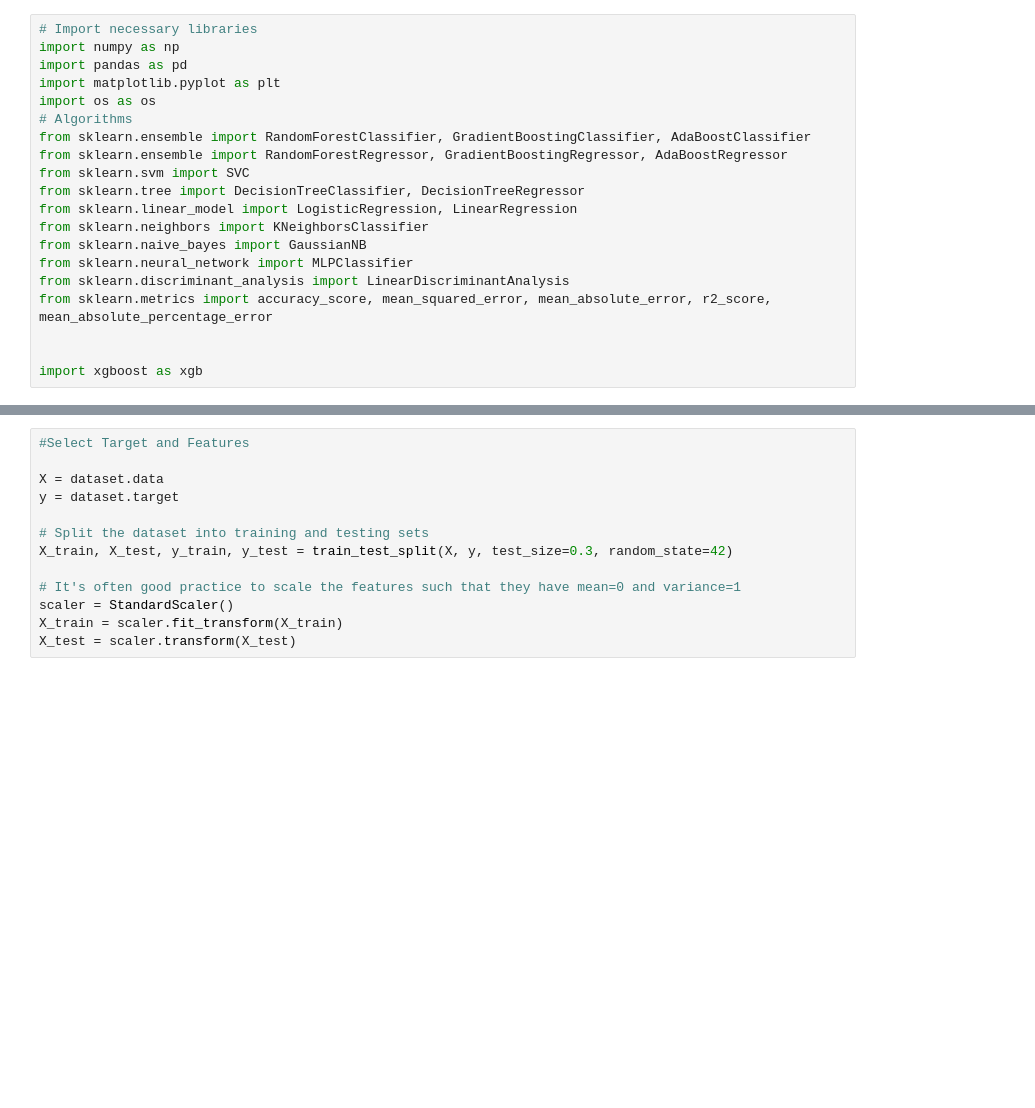
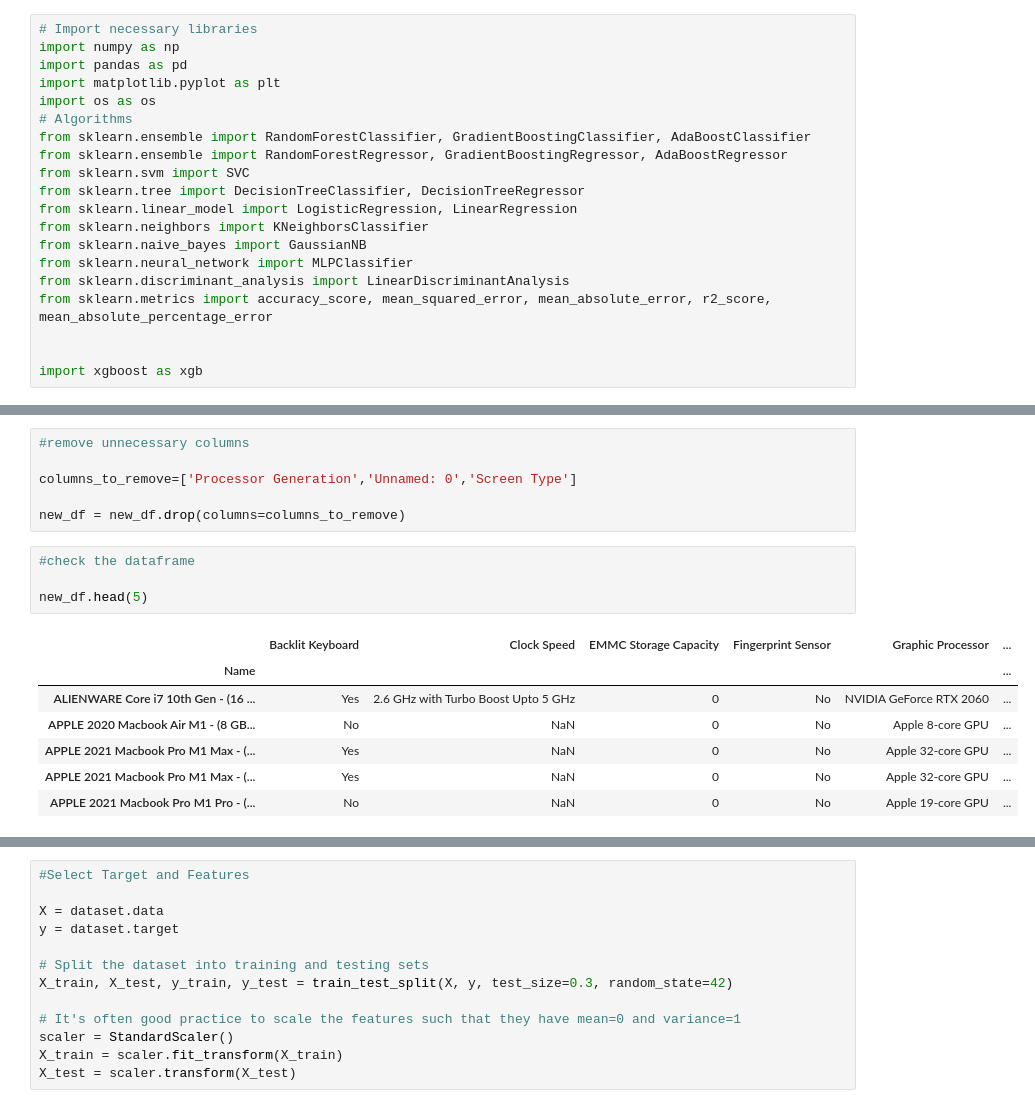
Before and after one commit to SvelaT/computer-predict, a Jupyter notebook: exercise2.ipynb, the cells around one changed output, grey strips where cells are left out. Saved outputs shown, nothing was run; the diff lists cells and outputs as text; blank space fills up the shorter version.

```diff
--- a/exercise2.ipynb
+++ b/exercise2.ipynb
@@ -34,0 +93,18 @@ df.head(5)
+# %%
+#remove unnecessary columns
+
+columns_to_remove=['Processor Generation','Unnamed: 0','Screen Type']
+
+new_df = new_df.drop(columns=columns_to_remove)
+# %%
+#check the dataframe
+
+new_df.head(5)
+# %% [output]
+|  | Backlit Keyboard | Clock Speed | EMMC Storage Capacity | Fingerprint Sensor | Graphic Processor | ... |
+| Name |  |  |  |  |  | ... |
+| ALIENWARE Core i7 10th Gen - (16 ... | Yes | 2.6 GHz with Turbo Boost Upto 5 GHz | 0 | No | NVIDIA GeForce RTX 2060 | ... |
+| APPLE 2020 Macbook Air M1 - (8 GB... | No | NaN | 0 | No | Apple 8-core GPU | ... |
+| APPLE 2021 Macbook Pro M1 Max - (... | Yes | NaN | 0 | No | Apple 32-core GPU | ... |
+| APPLE 2021 Macbook Pro M1 Max - (... | Yes | NaN | 0 | No | Apple 32-core GPU | ... |
+| APPLE 2021 Macbook Pro M1 Pro - (... | No | NaN | 0 | No | Apple 19-core GPU | ... |
```
Also changed, not shown: parts of 8 cells of this notebook.
